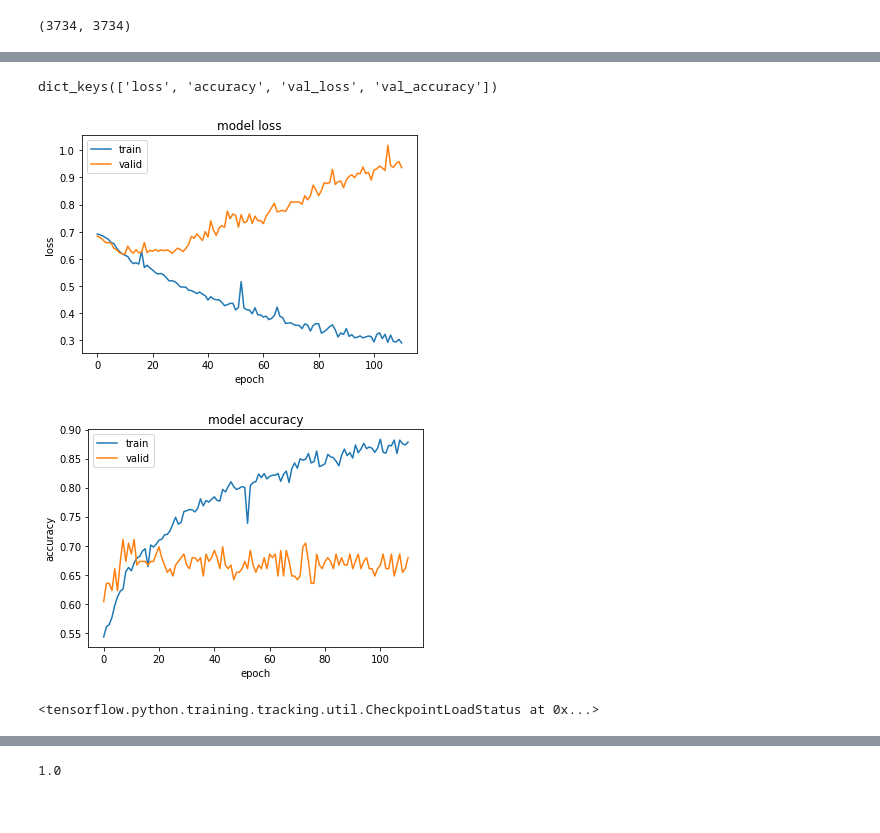
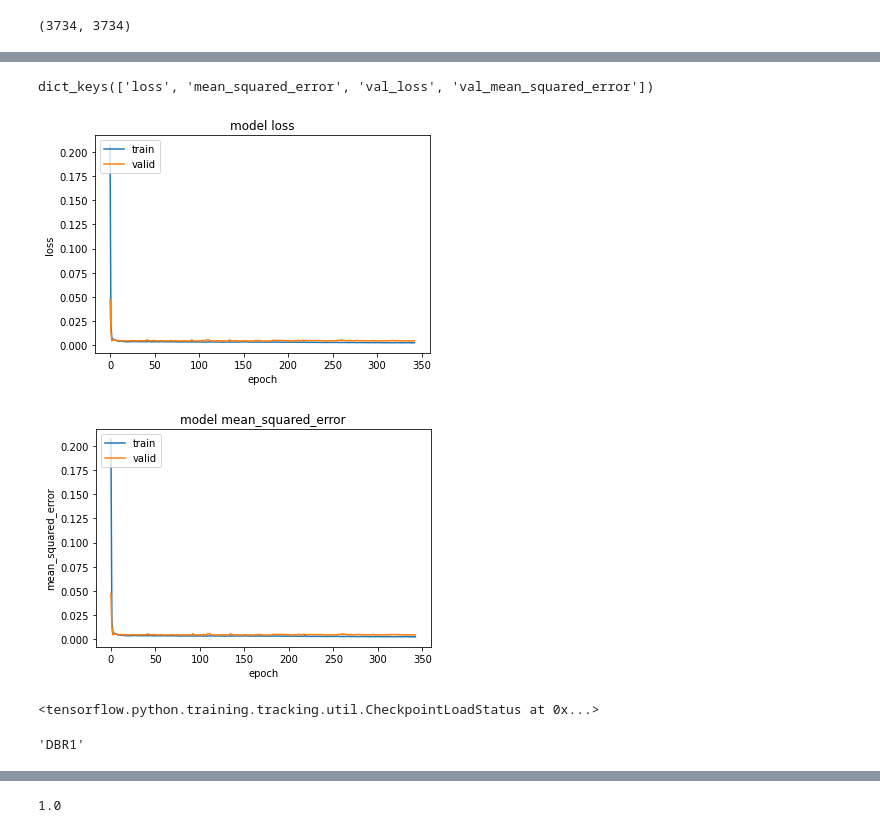
Before and after one commit to IBP-21-22/intbioproj, a Jupyter notebook: code/RNN on GloVe.ipynb, the cells around one changed output, grey strips where cells are left out. Drawn from its saved outputs; the diff is of its cells as text; code cells hidden in the pictures.

Commit message:
Trying to expand the lstm method

```diff
--- a/code/RNN on GloVe.ipynb
+++ b/code/RNN on GloVe.ipynb
@@ -111,7 +111,7 @@ Name: intensity, Length: 5254, dtype: float64
 # %%
 FIL = 'utrs_embeddings_6_10_50'
 Y_ID = ''
-fDf = to_use.reset_index()
+fDf = ((to_use - to_use.min())/(to_use.max() - to_use.min())).reset_index()
 seqs = pd.read_csv('../processed_data/utrs.csv')
 seqs = seqs[['Gene Name', 'foreign']].dropna(axis=0).rename(columns={'Gene Name': 'gene', 'foreign':'utr_seq'})
 fDf = seqs.merge(fDf, on='gene', how='left')
@@ -199,10 +198,15 @@ def create_models():
                             embedding_mat.shape[1],
                             weights=[embedding_mat],
                             trainable=False)(inp)
-    dropout = SpatialDropout1D(0.2)(embs)
+    D_SIZE = 0.3
+    dropout = SpatialDropout1D(D_SIZE)(embs)
     # Run LSTM on these vectors and return output on each timestep
     # Output shape is (None,5)
-    lstm = Bidirectional(LSTM(10, return_sequences=True))(dropout)
+    lstm = Bidirectional(LSTM(12, return_sequences=True,unit_forget_bias=True))(dropout)
+    dropout = SpatialDropout1D(D_SIZE)(lstm)
+    lstm = Bidirectional(LSTM(8, return_sequences=True,unit_forget_bias=True))(dropout)
+    dropout = SpatialDropout1D(D_SIZE)(lstm)
+    lstm = Bidirectional(LSTM(4, return_sequences=True,unit_forget_bias=True))(dropout)
     ##Attention Block
     #Transform each timestep into 1 value (attention_value)
     # Output shape is (None,1)
@@ -222,10 +226,14 @@ def create_models():
     ##Attention Block over
     # Get the output out
     x = Dense(1)(context_vector)
-    out = Activation('sigmoid', dtype='float32', name='predictions')(x)
+    out = Activation('relu', dtype='float32', name='predictions')(x)
     model = Model(inp, out)
     model_with_attention_output = Model(inp, [out, attention_vals])
-    model.compile(optimizer=Adam(learning_rate=1e-3),loss='binary_crossentropy', metrics=['accuracy'])
+    model.compile(optimizer=Adam(learning_rate=1e-3),loss='mean_squared_error', metrics=['mean_squared_error'])
+#     out = Activation('sigmoid', dtype='float32', name='predictions')(x)
+#     model = Model(inp, out)
+#     model_with_attention_output = Model(inp, [out, attention_vals])
+#     model.compile(optimizer=Adam(learning_rate=1e-3),loss='binary_crossentropy', metrics=['accuracy'])
     return model, model_with_attention_output
 
 model,model_with_attention_output = create_models()
@@ -280,11 +288,13 @@ if TRAIN:
 
     ts_callback = tf.keras.callbacks.ModelCheckpoint(filepath=checkpoint_path + '_train',
                                                      save_weights_only=True,save_best_only=True,
-                                                     monitor='accuracy',
+#                                                      monitor='accuracy',
+                                                     monitor='mean_squared_error',
                                                      verbose=1)
     vs_callback = tf.keras.callbacks.ModelCheckpoint(filepath=checkpoint_path + '_val',
                                                      save_weights_only=True,save_best_only=True,
-                                                     monitor='val_accuracy',
+#                                                      monitor='val_accuracy',
+                                                     monitor='val_mean_squared_error',
                                                      verbose=1)
     es_callback = tf.keras.callbacks.EarlyStopping(
         monitor='val_loss', min_delta=0, patience=100, verbose=0,
@@ -292,9 +302,12 @@ if TRAIN:
     )
     history = model.fit(
         padded,
-        np.array(y_bin),
+#         np.array(y_bin),
+        np.array(y),
         batch_size=32, epochs=1000,
-        callbacks=[vs_callback, ts_callback, es_callback],
+        callbacks=[vs_callback, ts_callback
+                   , es_callback
+                  ],
         validation_split=0.1)
 # %% [output]
 Epoch 1/1000
@@ -321,29 +334,33 @@ if TRAIN:
 # %%
 with open(f'../model/training_history{Y_ID}.pkl', 'rb') as inp:
     history= pickle.load(inp)
 import matplotlib.pyplot as plt
 # list all data in history
 print(history.keys())
 # summarize history for loss
 plt.plot(history['loss'])
 plt.plot(history['val_loss'])
 plt.title('model loss')
 plt.ylabel('loss')
 plt.xlabel('epoch')
 plt.legend(['train', 'valid'], loc='upper left')
 plt.show()
 # summarize history for accuracy
-plt.plot(history['accuracy'])
-plt.plot(history['val_accuracy'])
-plt.title('model accuracy')
-plt.ylabel('accuracy')
+# plt.plot(history['accuracy'])
+# plt.plot(history['val_accuracy'])
+# plt.title('model accuracy')
+# plt.ylabel('accuracy')
+plt.plot(history['mean_squared_error'])
+plt.plot(history['val_mean_squared_error'])
+plt.title('model mean_squared_error')
+plt.ylabel('mean_squared_error')
 plt.xlabel('epoch')
 plt.legend(['train', 'valid'], loc='upper left')
 plt.show()
 # %% [output]
-dict_keys(['loss', 'accuracy', 'val_loss', 'val_accuracy'])
+dict_keys(['loss', 'mean_squared_error', 'val_loss', 'val_mean_squared_error'])
-[figure, old version]
+[figure, new version]
-[figure, old version]
+[figure, new version]
 # %%
 model_with_attention_output.load_weights(checkpoint_path + '_val')
 # %% [output]
@@ -353,3 +370,7 @@ words_importances_per_seq = model_with_attention_output.predict(constant([np.arr
+# %%
+y.index[np.argmin(np.abs(np.array(fi_preds).flatten() - y))]
+# %% [output]
+'DBR1'
 # %%
 words_importances_per_seq = words_importances_per_seq.numpy()
 # %%
```
Also changed, not shown: parts of 19 cells of this notebook, 31 other files.
